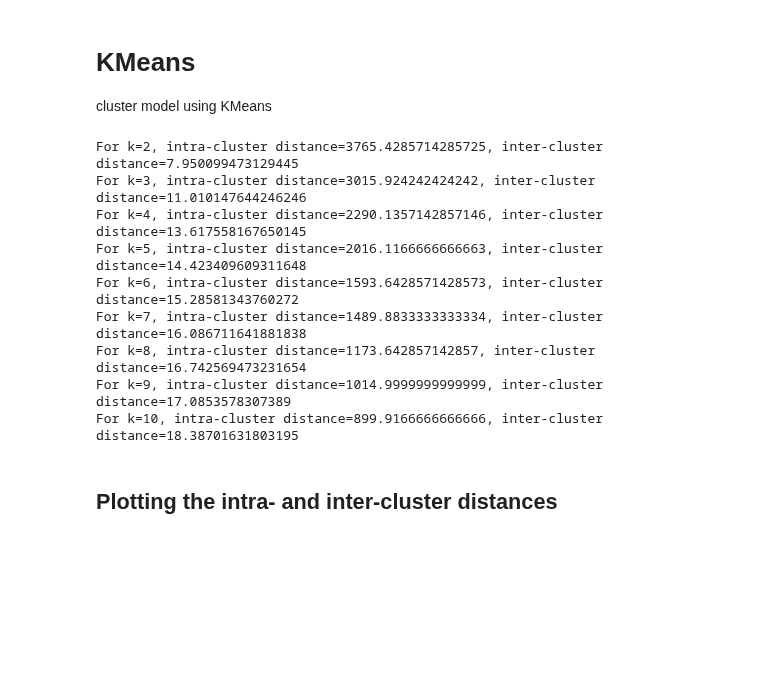
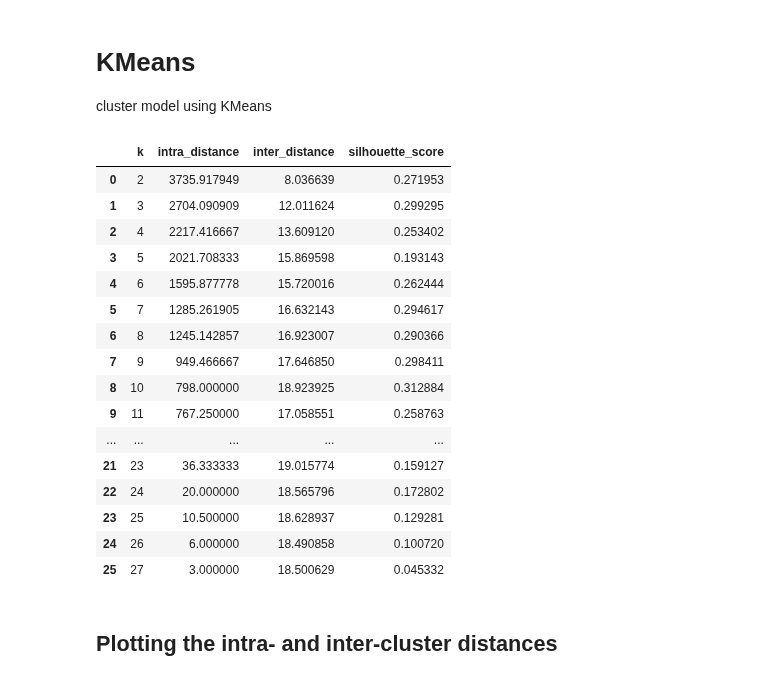
Before and after one commit to Nrojt/SE4-DEDS-Pyhton-opdrachten, a Jupyter notebook: week 9/9.1/Practicum_9.1.ipynb, the cells around one changed output. Cells and saved outputs as stored; diff of their text form; code cells hidden in the pictures; blank space fills up the shorter version.

```diff
--- a/week 9/9.1/Practicum_9.1.ipynb
+++ b/week 9/9.1/Practicum_9.1.ipynb
@@ -96,40 +96,52 @@ sales_branch.head()
 # KMeans
 cluster model using KMeans
 # %%
-# Define a range of k values to try
-ks = range(2, 21)
+# Define a range of k values to try, from 2 to the number of data points -1
+ks = range(2, sales_branch.shape[0])
 
 # Empty list to store the intra- and inter cluster distances
 intra_distances = []
 inter_distances = []
+silhouette_scores = []
 
 for k in ks:
     # Train een KMeans-model voor deze k
     kmeans = KMeans(n_clusters=k)
     kmeans.fit(sales_branch)
 
     # Calculate the intra cluster distance as the sum of the distances of the samples to their closest cluster center. This is done by kmeans.inertia_
     intra_distance = kmeans.inertia_
     intra_distances.append(intra_distance)
 
     # Calculate the inter cluster distance as the mean distance between the cluster centers. this is done by pairwise_distances(kmeans.cluster_centers_)
     cluster_centers = kmeans.cluster_centers_
     inter_distance = np.mean(pairwise_distances(cluster_centers))
     inter_distances.append(inter_distance)
 
-# Printing the results. Zip combines the lists so that we can iterate over them together
-for k, intra, inter in zip(ks, intra_distances, inter_distances):
-    print(f"For k={k}, intra-cluster distance={intra}, inter-cluster distance={inter}")
+    # calculate the silhouette score
+    silhouette_scores.append(silhouette_score(sales_branch, kmeans.labels_))
+
+# Create a DataFrame with the results
+k_df = pd.DataFrame({'k': ks, 'intra_distance': intra_distances, 'inter_distance': inter_distances, 'silhouette_score': silhouette_scores})
+k_df
 # %% [output]
-For k=2, intra-cluster distance=3765.4285714285725, inter-cluster distance=7.950099473129445
-For k=3, intra-cluster distance=3015.924242424242, inter-cluster distance=11.010147644246246
-For k=4, intra-cluster distance=2290.1357142857146, inter-cluster distance=13.617558167650145
-For k=5, intra-cluster distance=2016.1166666666663, inter-cluster distance=14.423409609311648
-For k=6, intra-cluster distance=1593.6428571428573, inter-cluster distance=15.28581343760272
-For k=7, intra-cluster distance=1489.8833333333334, inter-cluster distance=16.086711641881838
-For k=8, intra-cluster distance=1173.642857142857, inter-cluster distance=16.742569473231654
-For k=9, intra-cluster distance=1014.9999999999999, inter-cluster distance=17.0853578307389
-For k=10, intra-cluster distance=899.9166666666666, inter-cluster distance=18.38701631803195
+|  | k | intra_distance | inter_distance | silhouette_score |
+| 0 | 2 | 3735.917949 | 8.036639 | 0.271953 |
+| 1 | 3 | 2704.090909 | 12.011624 | 0.299295 |
+| 2 | 4 | 2217.416667 | 13.609120 | 0.253402 |
+| 3 | 5 | 2021.708333 | 15.869598 | 0.193143 |
+| 4 | 6 | 1595.877778 | 15.720016 | 0.262444 |
+| 5 | 7 | 1285.261905 | 16.632143 | 0.294617 |
+| 6 | 8 | 1245.142857 | 16.923007 | 0.290366 |
+| 7 | 9 | 949.466667 | 17.646850 | 0.298411 |
+| 8 | 10 | 798.000000 | 18.923925 | 0.312884 |
+| 9 | 11 | 767.250000 | 17.058551 | 0.258763 |
+| ... | ... | ... | ... | ... |
+| 21 | 23 | 36.333333 | 19.015774 | 0.159127 |
+| 22 | 24 | 20.000000 | 18.565796 | 0.172802 |
+| 23 | 25 | 10.500000 | 18.628937 | 0.129281 |
+| 24 | 26 | 6.000000 | 18.490858 | 0.100720 |
+| 25 | 27 | 3.000000 | 18.500629 | 0.045332 |
 # %% [markdown]
 ## Plotting the intra- and inter-cluster distances
 # %%
```
Also changed, not shown: parts of 4 cells of this notebook.
